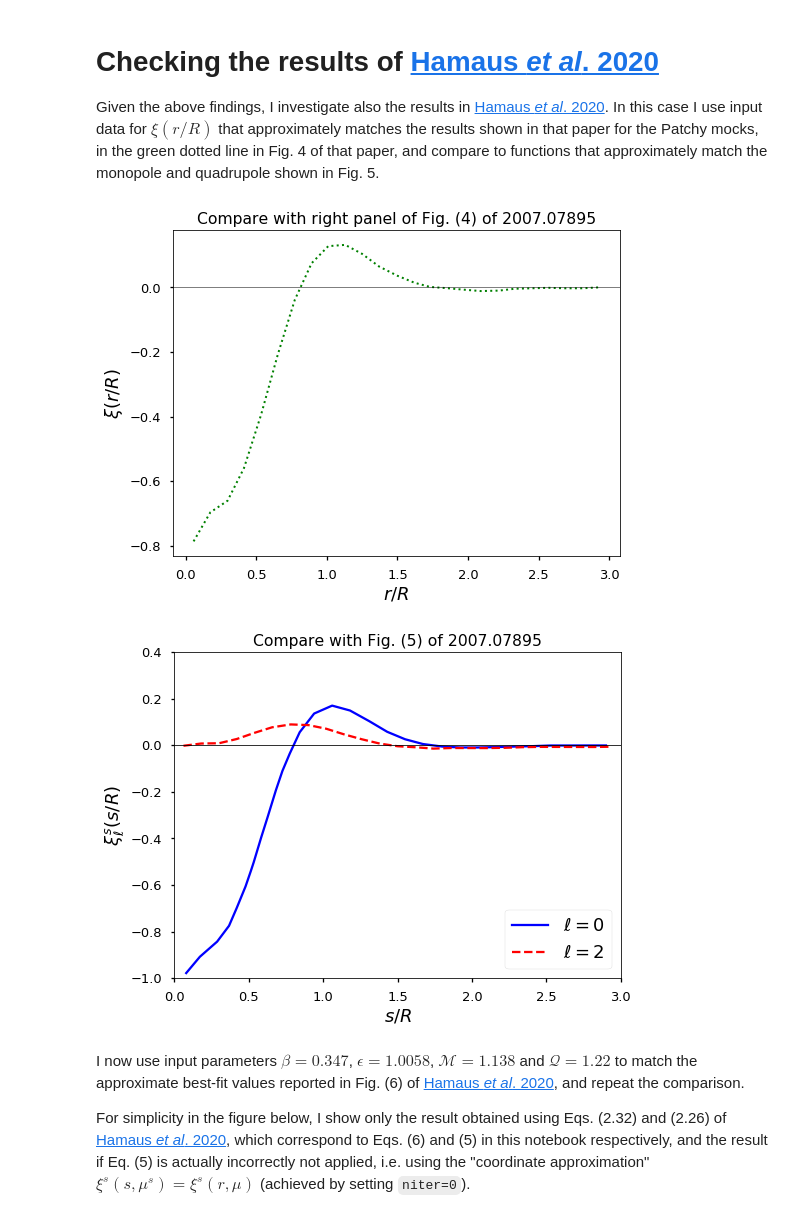
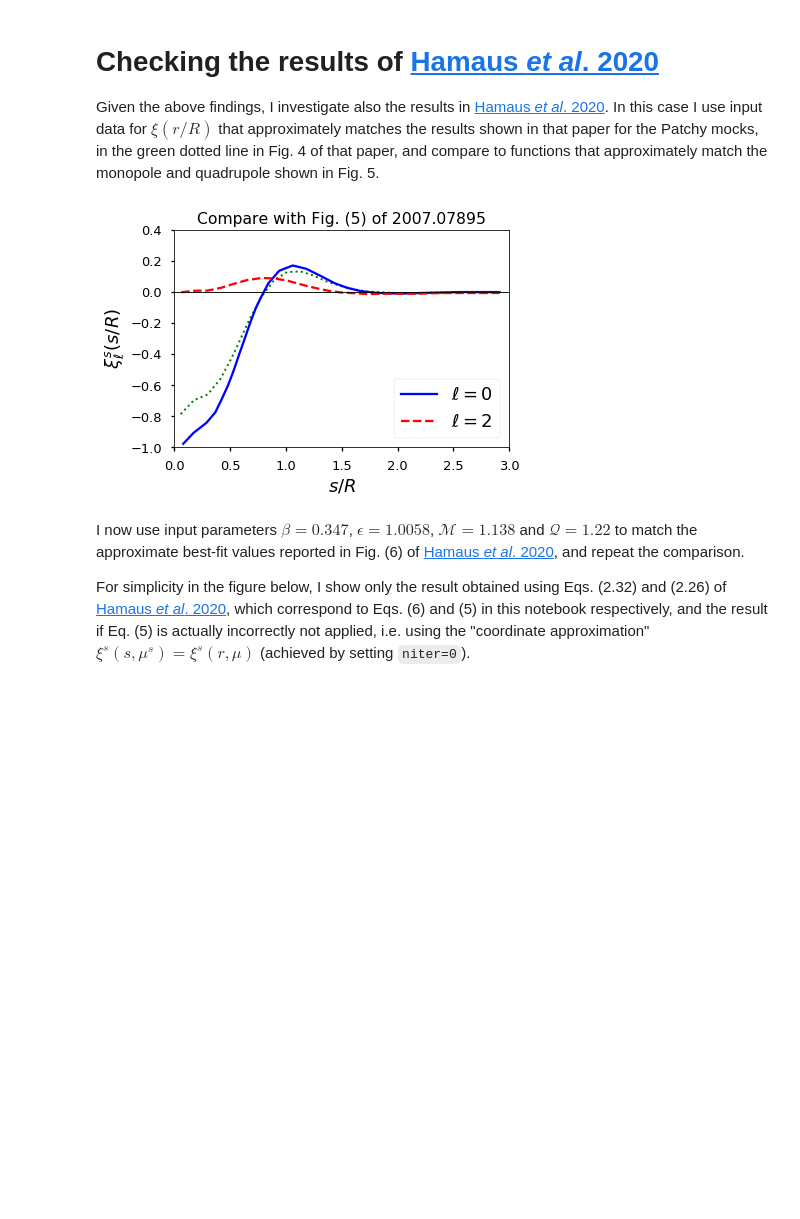
Before and after one commit to seshnadathur/Notes, a Jupyter notebook: Void-galaxy code test.ipynb, the cells around one changed output. Drawn from its saved outputs; the diff is of its cells as text; code cells hidden in the pictures; blank space fills up the shorter version.

```diff
--- a/Void-galaxy code test.ipynb
+++ b/Void-galaxy code test.ipynb
@@ -461,33 +461,32 @@ Given the above findings, I investigate also the results in [Hamaus *et al*. 202
 # %%
 # load real-space correlation data from file
 xi_r = np.loadtxt('reference_data/xi_r_Hamaus2020_Patchy.txt')
 
 # visualise the data to confirm it looks as expected
-plt.figure(figsize=(8,6))
+# plt.figure(figsize=(8,6))
 plt.plot(xi_r[:, 0], xi_r[:, 1], c='green', lw=2, ls=':')
 plt.axhline(0, c='k', ls='-', lw=0.5)
 plt.xlabel(r'$r/R$', fontsize=18)
 plt.ylabel(r'$\xi(r/R)$', fontsize=18)
 plt.title('Compare with right panel of Fig. (4) of 2007.07895')
 
 # now load the monopole and quadrupole results
 hamaus_mono = np.loadtxt('reference_data/xi_s_mono_th_Hamaus2020_Patchy.txt')
 hamaus_quad = np.loadtxt('reference_data/xi_s_quad_th_Hamaus2020_Patchy.txt')
 
 # and check that they look as expected
-plt.figure(figsize=(8,6))
+# plt.figure(figsize=(8,6))
 plt.plot(hamaus_mono[:, 0], hamaus_mono[:, 1], c='blue', label=r'$\ell=0$')
 plt.plot(hamaus_quad[:, 0], hamaus_quad[:, 1], c='red', ls='--', label=r'$\ell=2$')
 plt.axhline(0, c='k', lw=0.8)
 plt.xlim(0, 3)
 plt.ylim(-1, 0.4)
 plt.xlabel(r'$s/R$', fontsize=18)
 plt.ylabel(r'$\xi^s_\ell(s/R)$', fontsize=18)
 plt.legend(loc='lower right', fontsize=18)
 plt.title('Compare with Fig. (5) of 2007.07895');
 # %% [output]
-[figure, old version]
+[figure, new version]
-[figure, removed]
 # %% [markdown]
 I now use input parameters $\beta=0.347$, $\epsilon=1.0058$, $\mathcal{M}=1.138$ and $\mathcal{Q}=1.22$ to match the approximate best-fit values reported in Fig. (6) of [Hamaus *et al*. 2020](https://arxiv.org/abs/2007.07895), and repeat the comparison.
 
```
Also changed, not shown: parts of 7 cells of this notebook, 2 other files.
